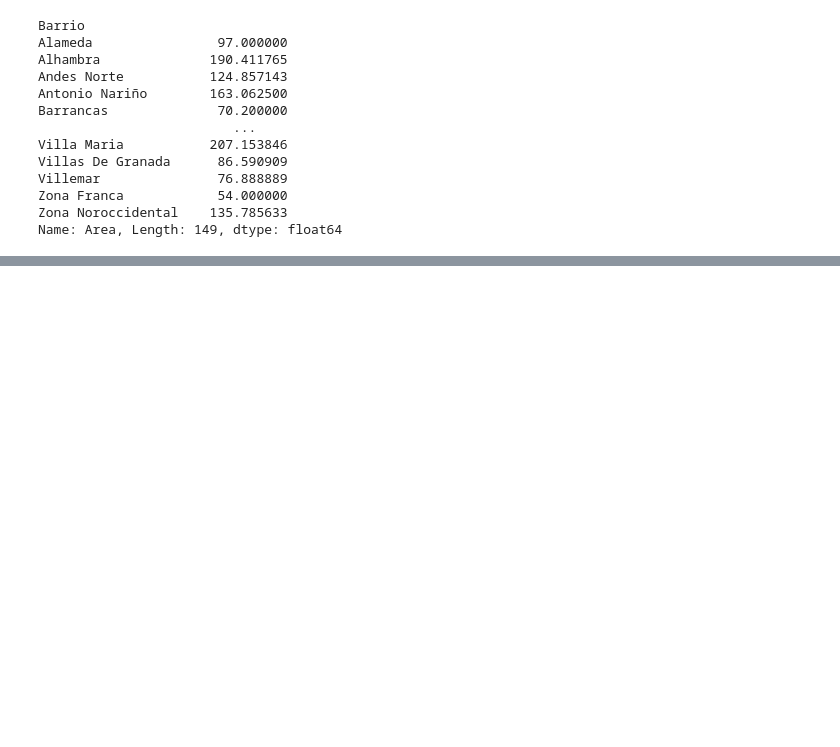
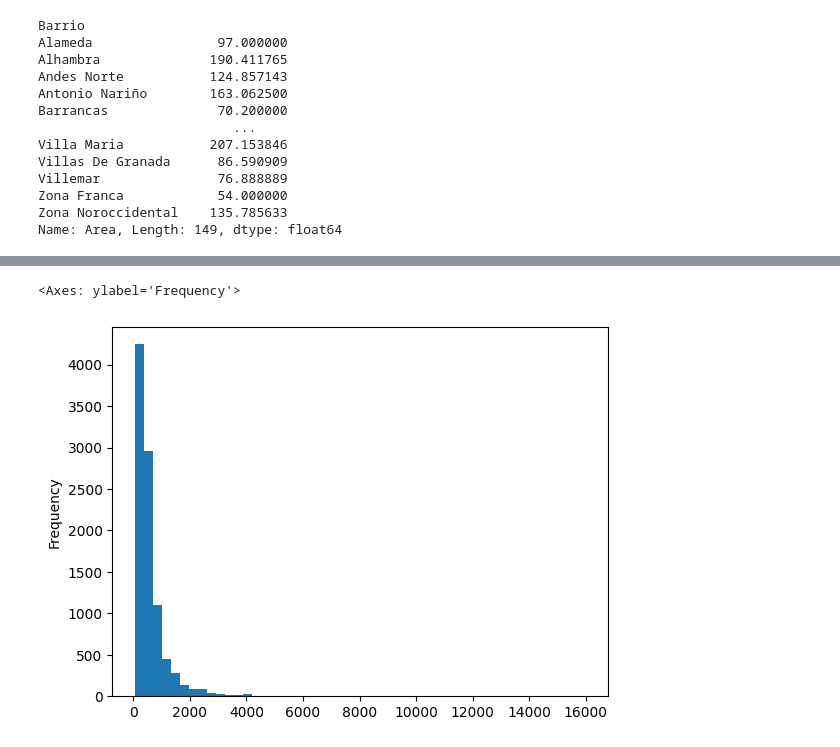
Before and after one commit to Dleo11/Dleo11, a Jupyter notebook: inmersionDatos__Aula01_Alura.ipynb, the cells around one changed output, grey strips where cells are left out. Cells and saved outputs as stored; diff of their text form; code cells hidden in the pictures; blank space fills up the shorter version.

```diff
--- a/inmersionDatos__Aula01_Alura.ipynb
+++ b/inmersionDatos__Aula01_Alura.ipynb
@@ -258,0 +374,5 @@ promedio_areas.head(10).sort_values(ascending = False).plot.bar()
+# %%
+valor = inmuebles.Valor.str.split(expand = True)
+inmuebles['Moneda'] = valor[0] # 1ra columna
+inmuebles['Precio'] = valor[1] # 2da columna
+inmuebles.sample(3)
@@ -258,0 +408,2 @@ promedio_areas.head(10).sort_values(ascending = False).plot.bar()
+# %%
+inmuebles['Precio'] = inmuebles['Precio'].str.replace('.', '', regex = True)  # reemplazaremos los puntos por espacios en blancos o nada, es muy importante el regex sino saldra error
@@ -258,0 +446,4 @@ promedio_areas.head(10).sort_values(ascending = False).plot.bar()
+# %%
+inmuebles['Precio_Millon'] = inmuebles.Precio.astype('float')/1000000
+inmuebles.info()
+# convertimos el precio a float(decimal) para que sea mas facil leer los precio, otro xq se llama la variable Precio Millon
@@ -258,0 +484,5 @@ promedio_areas.head(10).sort_values(ascending = False).plot.bar()
+# %%
+inmuebles['Precio_Millon'].plot.hist(bins = 50) # un grafico con un histograma, el bins nos permite establecer el rango
+# %% [output]
+<Axes: ylabel='Frequency'>
+[figure, added]
```
Also changed, not shown: parts of 99 cells of this notebook.
